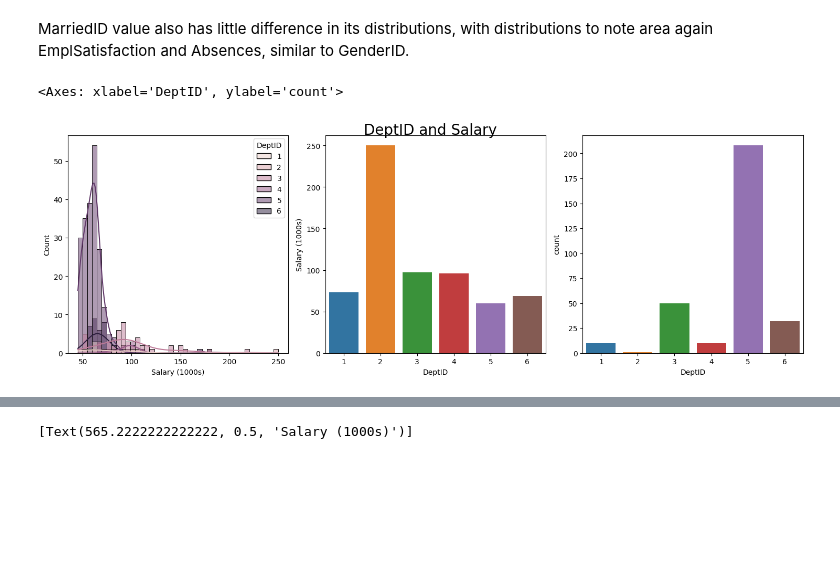
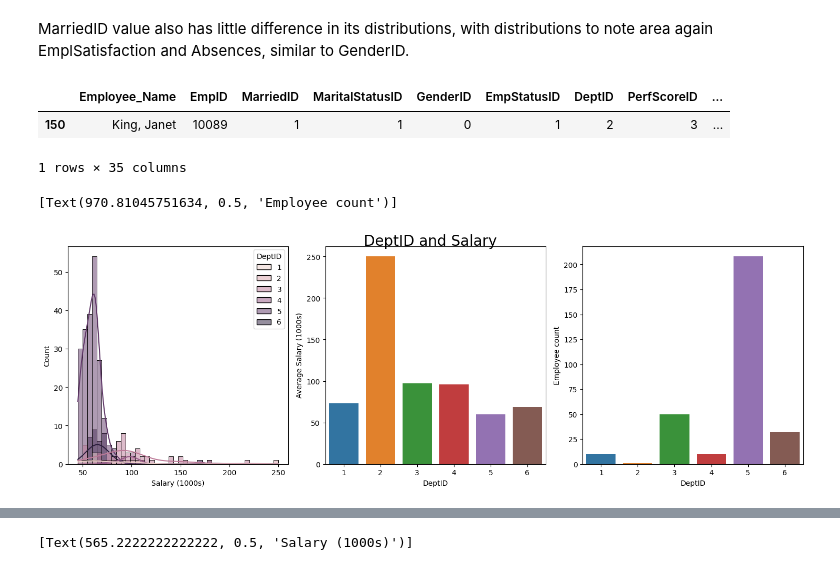
Before and after one commit to oscarbowie/OESON_Project_2, a Jupyter notebook: OESON_Project_2.ipynb, the cells around one changed output, grey strips where cells are left out. Drawn from its saved outputs; the diff is of its cells as text; code cells hidden in the pictures; blank space fills up the shorter version.

```diff
--- a/OESON_Project_2.ipynb
+++ b/OESON_Project_2.ipynb
@@ -99,14 +127,20 @@ sns.histplot(data=df, ax=ax[1,2], x='Absences', hue = group, kde='True')
 [figure]
 # %% [markdown]
 MarriedID value also has little difference in its distributions, with distributions to note area again EmplSatisfaction and Absences, similar to GenderID.
+# %%
+df[df['DeptID']==2]
+# %% [output]
+|  | Employee_Name | EmpID | MarriedID | MaritalStatusID | GenderID | EmpStatusID | DeptID | PerfScoreID | ... |
+| 150 | King, Janet | 10089 | 1 | 1 | 0 | 1 | 2 | 3 | ... |
+1 rows × 35 columns
 # %%
 fig, ax = plt.subplots(1,3, figsize=(15,5))
 fig.tight_layout(pad=2)
 fig.suptitle('DeptID and Salary', fontsize=20)
 sns.histplot(data=df, ax=ax[0], x=df['Salary']/1000, hue = 'DeptID', kde = 'True').set(xlabel = "Salary (1000s)")
 d= df.groupby('DeptID').agg({'Salary':'mean'})
-sns.barplot(data=d, ax=ax[1], x= d.index, y=d['Salary']/1000).set(ylabel = "Salary (1000s)")
-sns.countplot(data=df, x='DeptID')
+sns.barplot(data=d, ax=ax[1], x= d.index, y=d['Salary']/1000).set(ylabel = "Average Salary (1000s)")
+sns.countplot(data=df, x='DeptID').set(ylabel ='Employee count')
 # %% [output]
-<Axes: xlabel='DeptID', ylabel='count'>
+[Text(970.81045751634, 0.5, 'Employee count')]
-[figure, old version]
+[figure, new version]
```
Also changed, not shown: parts of 12 cells of this notebook.
